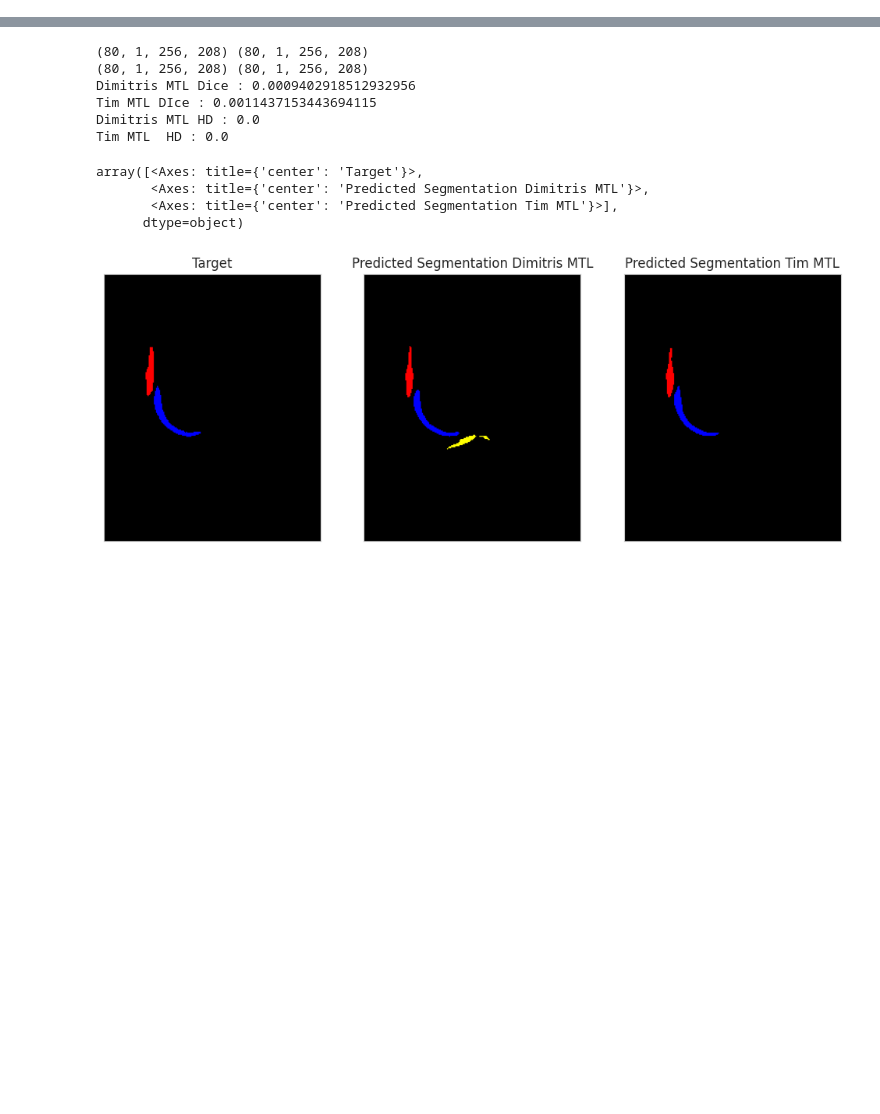
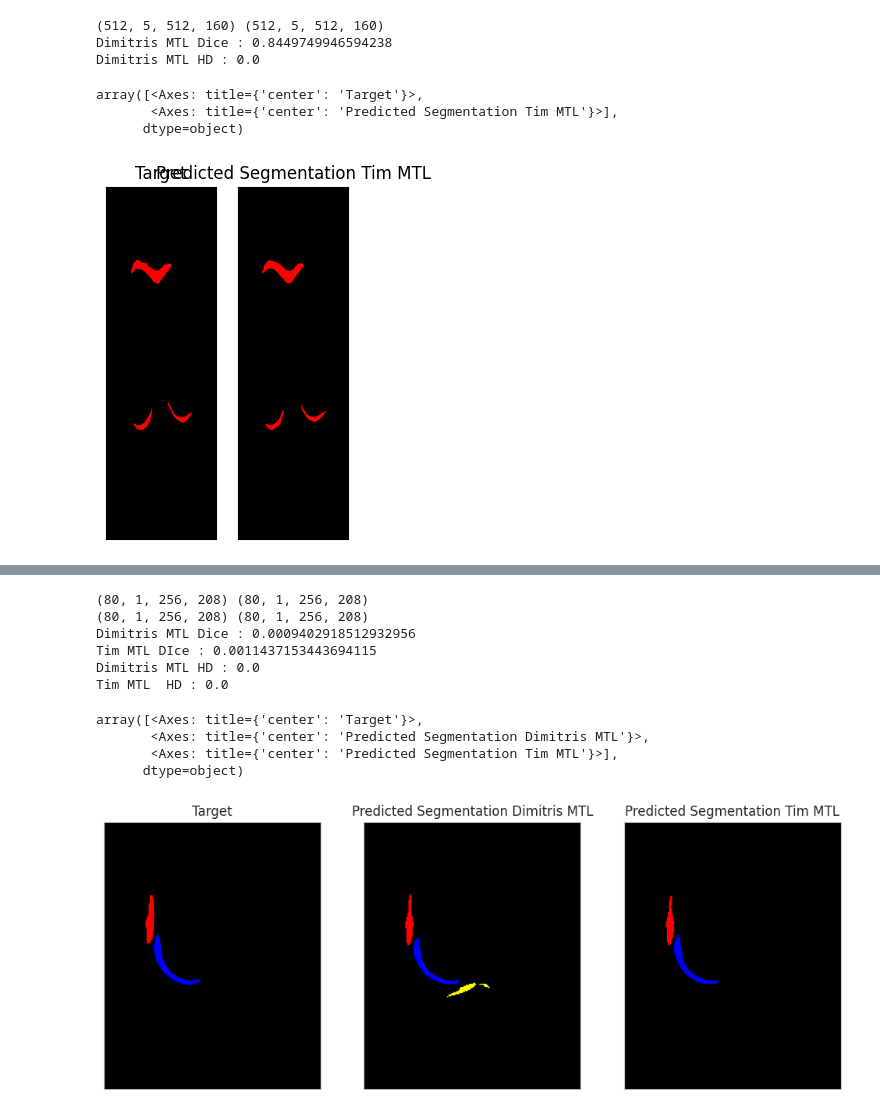
Before and after one commit to TimPaquaij/atommic, a Jupyter notebook: projects/MTL/rs/SKMTEA/temperature_scaling.ipynb, the cells around one changed output, grey strips where cells are left out. Cells and saved outputs as stored; diff of their text form; code cells hidden in the pictures; blank space fills up the shorter version.

```diff
--- a/projects/MTL/rs/SKMTEA/temperature_scaling.ipynb
+++ b/projects/MTL/rs/SKMTEA/temperature_scaling.ipynb
@@ -300,0 +402,26 @@ prob_true_4, prob_pred_4 = sc.calibration_curve(segmentation_labels_org_1[:,4].r
+# %%
+sl=250
+pred_seg_1 = label2rgb(np.argmax(segmentations_mtlrs_soft_1[sl, :, :, :],axis=0), bg_label=0)
+tar_seg = label2rgb(np.argmax(segmentation_labels_org_1[sl, :, :, :],axis=0), bg_label=0)
+
+
+segmentations_mtlrs_1_def = one_hot(torch.argmax(torch.abs(torch.from_numpy(segmentations_mtlrs_soft_1[:, :, :, :])),dim=1).unsqueeze(1),num_classes=segmentations_mtlrs_soft_1.shape[1]).float().numpy()
+
+dice_1=dice_metric(segmentation_labels_org_1,segmentations_mtlrs_1_def)
+
+hd_1=hausdorff_distance_metric(np.expand_dims(segmentation_labels_org_1[:,1],axis=1),np.expand_dims(segmentations_mtlrs_1_def[:,1],axis=1))
+hsize = 5
+wsize = hsize / segmentations_mtlrs_1.shape[-2] * segmentations_mtlrs_1.shape[-1]
+print(f"Dimitris MTL Dice : {dice_1}")
+print(f"Dimitris MTL HD : {hd_1}")
+
+
+plot_images([tar_seg, pred_seg_1], titles=['Target', "Predicted Segmentation Tim MTL"], fontsize=12, wsize=wsize, hsize=hsize)
+# %% [output]
+(512, 5, 512, 160) (512, 5, 512, 160)
+Dimitris MTL Dice : 0.8449749946594238
+Dimitris MTL HD : 0.0
+array([<Axes: title={'center': 'Target'}>,
+       <Axes: title={'center': 'Predicted Segmentation Tim MTL'}>],
+      dtype=object)
+[figure, added]
```
Also changed, not shown: parts of 10 cells of this notebook, 20 other files.
